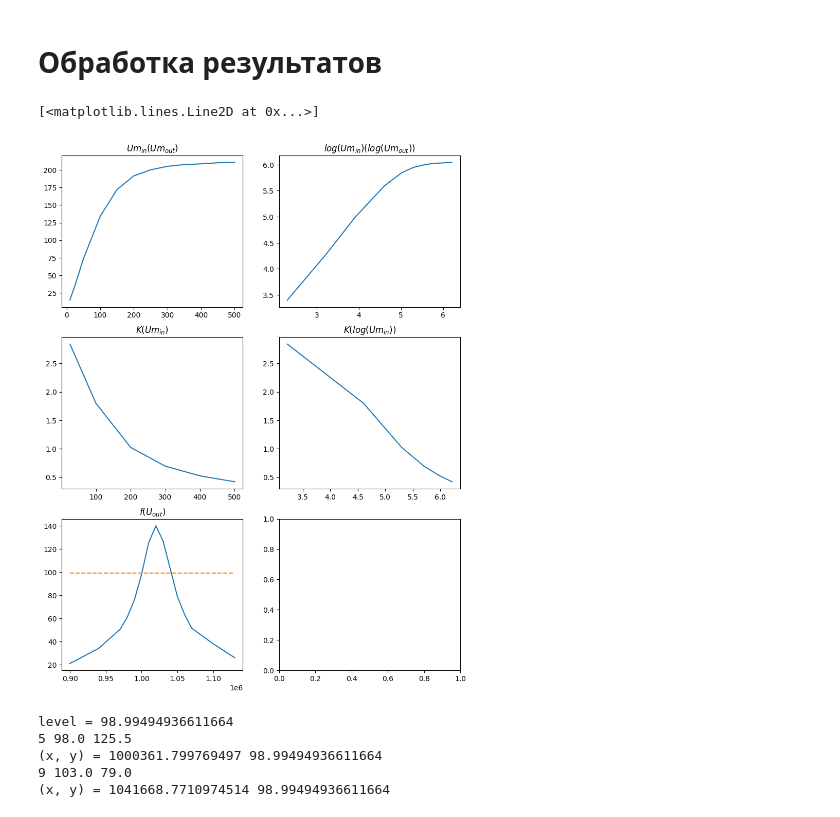
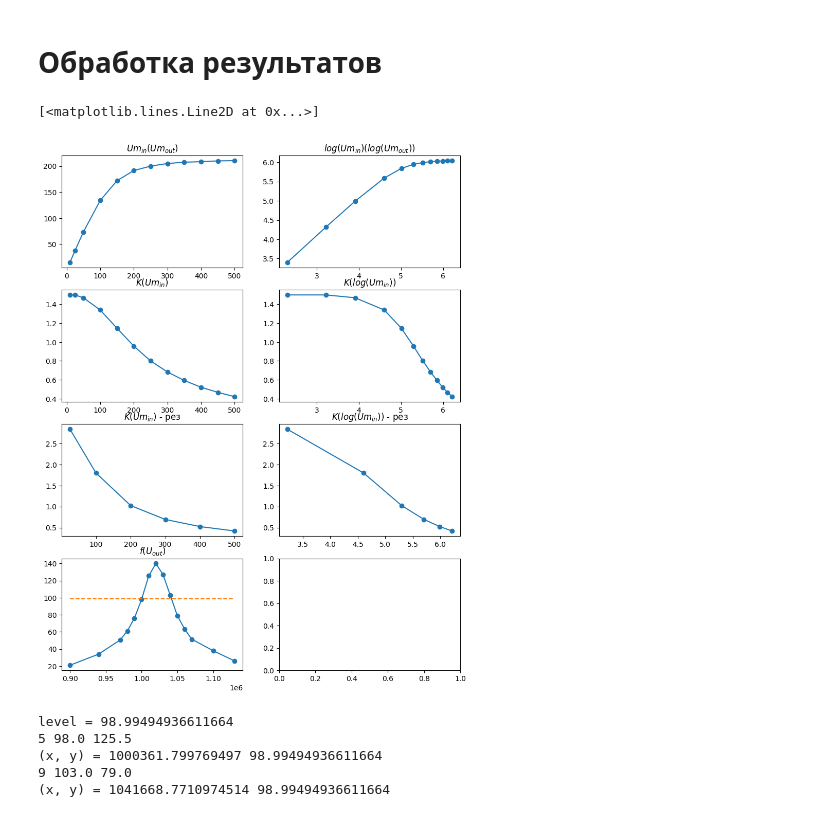
Before and after one commit to alexzhelyapov1/rt_labs, a Jupyter notebook: 05/05.ipynb, the cells around one changed output. Cells and saved outputs as stored; diff of their text form; code cells hidden in the pictures.

```diff
--- a/05/05.ipynb
+++ b/05/05.ipynb
@@ -94,48 +92,55 @@ import matplotlib.pyplot as plt
 #3 Амплитудная хар-ка на резонансе
 df3 = pd.DataFrame()
 df3['Um_in'] = [10, 50, 100, 150, 200, 250, 300, 350, 400, 450, 500, 25]
-df3['2Um_out'] = [30, 147, 268, 344, 383, 400, 410, 415, 417, 420, 421, 72]
+df3['2Um_out'] = [30, 147, 268, 344, 383, 400, 410, 415, 417, 420, 421, 75]
 df3['Um_out'] = df3['2Um_out'] / 2
+df3['K'] = df3['Um_out'] / df3['Um_in']
 
 #4 Резонансный коэффициент усиления
 df4 = pd.DataFrame()
 df4['Um_in'] = [25, 100, 200, 300, 400, 500]
 df4['2Um_out'] = [142, 360, 410, 417, 420, 421]
 df4['Um_out'] = df4['2Um_out'] / 2
 df4['K'] = df4['Um_out'] / df4['Um_in']
 
 #5 Um_in = 60mV
 df5 = pd.DataFrame()
 df5['f'] = [1.02, 1.03, 1.05, 1.07, 1.10, 1.13, 1.04, 1.01, 1.00, 0.99, 0.98, 0.97, 1.06, 0.94, 0.90]
 df5 *= 1000000
 df5['2Uout'] = [280, 254, 158, 103, 76, 52, 206, 251, 196, 152, 122, 101, 127, 68, 42]
 df5['Uout'] = df5['2Uout'] / 2
 
 df3 = df3.sort_values('Um_in')
 df4 = df4.sort_values('Um_in')
 df5 = df5.sort_values('f')
 
 df3 = df3.reset_index(drop=True)
 df4 = df4.reset_index(drop=True)
 df5 = df5.reset_index(drop=True)
 
-fig, axs = plt.subplots(3, 2, figsize=(10, 13))
-axs[0][0].plot(df3['Um_in'], df3['Um_out'])
+fig, axs = plt.subplots(4, 2, figsize=(10, 13))
+axs[0][0].plot(df3['Um_in'], df3['Um_out'], '-o')
 axs[0][0].set(title='$Um_{in}(Um_{out})$')
-axs[0][1].plot(np.log(df3['Um_in']), np.log(df3['2Um_out']))
+axs[0][1].plot(np.log(df3['Um_in']), np.log(df3['2Um_out']), '-o')
 axs[0][1].set(title='$log(Um_{in})(log(Um_{out}))$')
 
-axs[1][0].plot(df4['Um_in'], df4['K'])
+axs[1][0].plot(df3['Um_in'], df3['K'], '-o')
 axs[1][0].set(title='$K(Um_{in})$')
-axs[1][1].plot(np.log(df4['Um_in']), df4['K'])
+axs[1][1].plot(np.log(df3['Um_in']), df3['K'], '-o')
+# axs[1][1].plot(df3['Um_in'], np.log(df3['K']), '-o')
 axs[1][1].set(title='$K(log(Um_{in}))$')
 
-axs[2][0].plot(df5['f'], df5['Uout'])
-axs[2][0].set(title='$f(U_{out})$')
-axs[2][0].plot(df5['f'], [1 / np.sqrt(2) * np.max(df5['Uout'])] * len(df5['f']), linestyle='dashed')
+axs[2][0].plot(df4['Um_in'], df4['K'], '-o')
+axs[2][0].set(title='$K(Um_{in})$ - рез')
+axs[2][1].plot(np.log(df4['Um_in']), df4['K'], '-o')
+axs[2][1].set(title='$K(log(Um_{in}))$ - рез')
+
+axs[3][0].plot(df5['f'], df5['Uout'], '-o')
+axs[3][0].set(title='$f(U_{out})$')
+axs[3][0].plot(df5['f'], [1 / np.sqrt(2) * np.max(df5['Uout'])] * len(df5['f']), linestyle='dashed')
 # %% [output]
 [<matplotlib.lines.Line2D at 0x...>]
-[figure, old version]
+[figure, new version]
 # %%
 level = 1 / np.sqrt(2) * np.max(df5['Uout'])
 print('level =', level)
```
Also changed, not shown: parts of 1 cell of this notebook.
